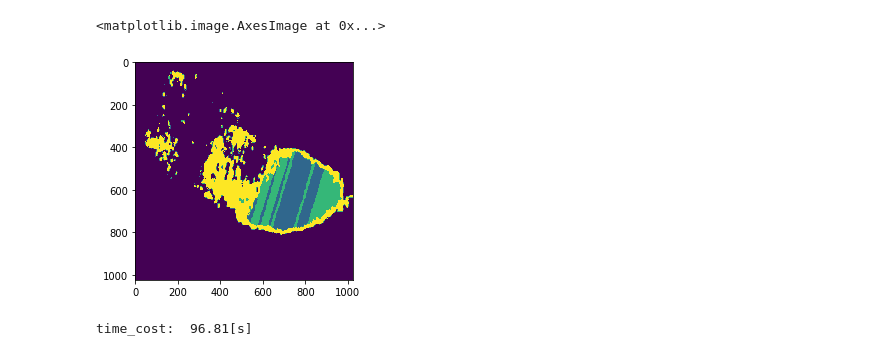
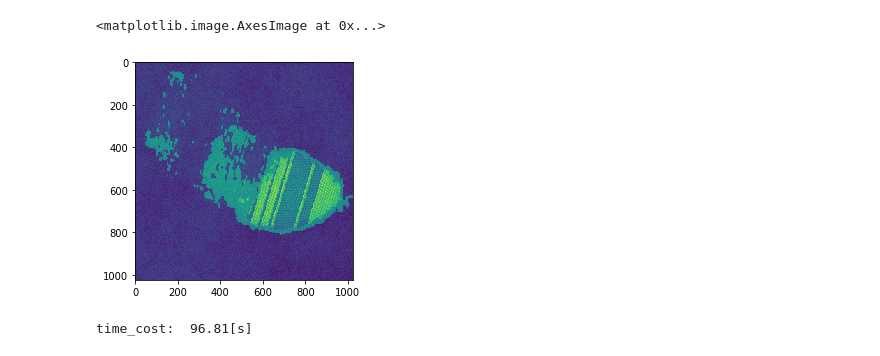
Before and after one commit to NingWang1990/pySTEM, a Jupyter notebook: examples/Ni_precipitate.ipynb, the cells around one changed output. Saved outputs shown, nothing was run; the diff lists cells and outputs as text; code cells hidden in the pictures.

```diff
--- a/examples/Ni_precipitate.ipynb
+++ b/examples/Ni_precipitate.ipynb
@@ -47,8 +52,8 @@ time_cost:  15.88[s]
 # %%
-plt.imshow(labels)
+plt.imshow(10*image+labels)
 # %% [output]
 <matplotlib.image.AxesImage at 0x...>
-[figure, old version]
+[figure, new version]
 # %%
 descriptor_name = 'reflection_symmetry_maximums'
 seg = segmentationSTEM( n_patterns=4,
```
Also changed, not shown: parts of 5 cells of this notebook, 8 other files.
